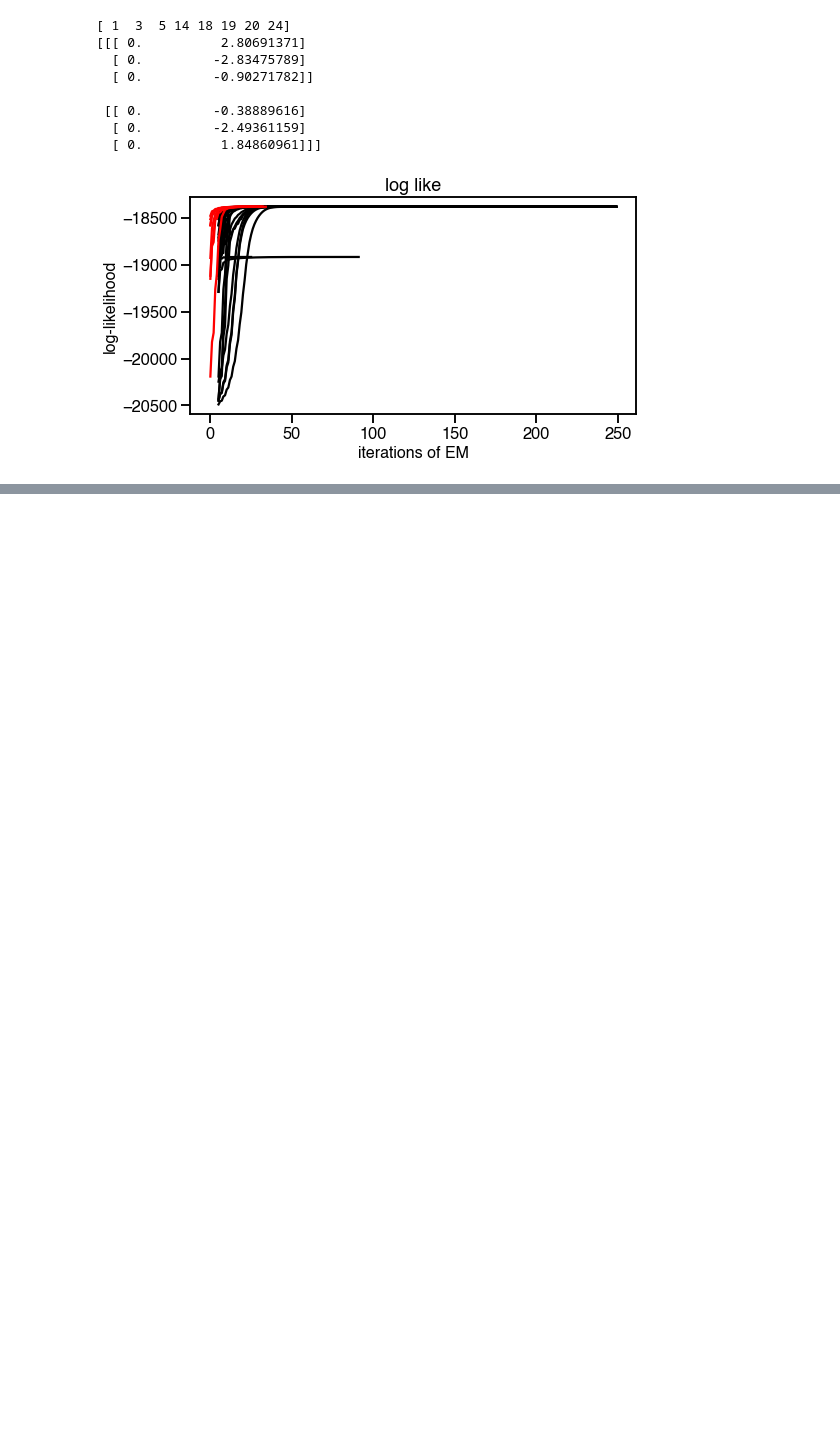
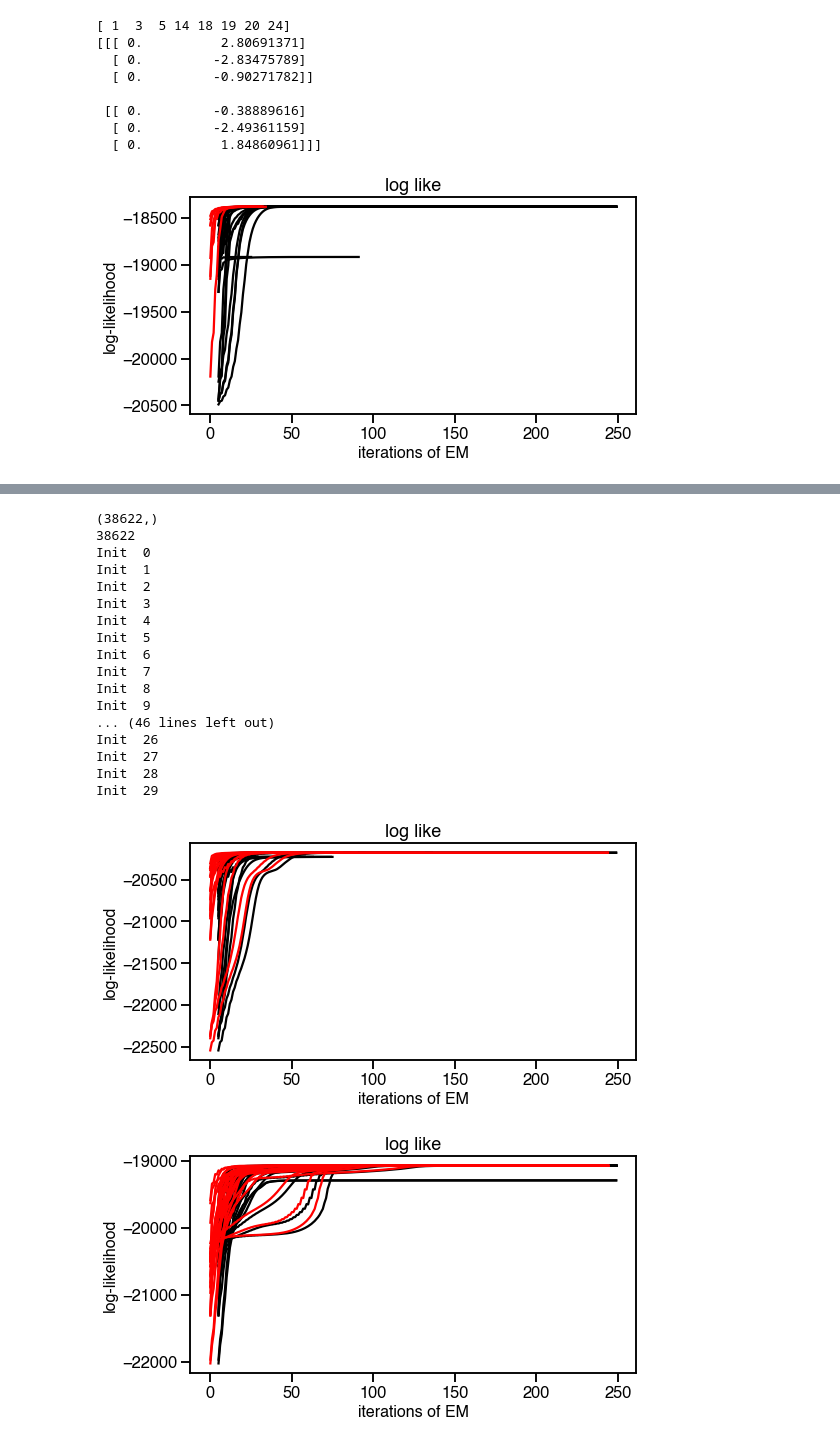
Before and after one commit to lenca56/Pillow_dGLM-HMM, a Jupyter notebook: code/IBL_Iris-GLM_HMM.ipynb, the cells around one changed output, grey strips where cells are left out. Drawn from its saved outputs; the diff is of its cells as text; code cells hidden in the pictures; blank space fills up the shorter version.

```diff
--- a/code/IBL_Iris-GLM_HMM.ipynb
+++ b/code/IBL_Iris-GLM_HMM.ipynb
@@ -200,0 +257,61 @@ for subjects in ['ibl_witten_15','ibl_witten_16']:
+# %%
+subject = 'ibl_witten_05'
+x, y, sessInd = get_mouse_design(dfAll, subject)
+
+for K in [2,3]:
+
+    # Set hyperparameters
+    N = x.shape[0] # number of data/time points for the indirect pathway cohort
+    C = 2 # number of observation classes
+    D = x.shape[1] # number of GLM inputs (regressors)
+
+    inits = 30 # set the number of initializations - Iris has 50
+    maxiter = 250 # maximum number of iterations of EM to allow for each fit - Iris has 250
+    tol = 1e-4
+
+    # store values for each initialization
+    lls_all = np.zeros((inits,maxiter))
+    real_GLMHMMs = np.zeros((inits),dtype=object)
+
+    # fit the model for each initialization
+    for i in range(inits):
+        print("Init ", i)
+        real_GLMHMMs[i] = glm_hmm.GLMHMM(N,D,C,K,observations="bernoulli",gaussianPrior=1)
+        # initialize the weights
+        A_init, w_init, _ = real_GLMHMMs[i].generate_params(weights=['GLM',-2,2.2,x,y,1])
+        # fit the model
+        lls_all[i,:], A, w, pi = real_GLMHMMs[i].fit(y,x,A_init,w_init,maxiter=maxiter,tol=tol,sess=sessInd)
+
+        # Check to see that multiple fits achieve the same log-likelihood
+    fig, axes = plt.subplots(1,1)
+    fig.set_size_inches(8, 4)
+    topixs = visualize.plot_loglikelihoods(lls_all, maxdiff=0.15, ax=axes, startix=5) # colored in red are the ones (within maxdiff) to the best
+    axes.set_title('log like')
+
+
+    # find the initialization that led to the best fit
+    bestix = find_best_fit(lls_all)
+    best_GLMHMM = real_GLMHMMs[bestix]
+
+    # save the best fit - only for when large number of initializations and iterations!
+    pickle.dump(best_GLMHMM, open(f'../data_IBL/IBL_{subject}_bestGLMHMM__states-' + str(K) + '.pickle', 'wb'))
+# %% [output]
+(38622,)
+38622
+Init  0
+Init  1
+Init  2
+Init  3
+Init  4
+Init  5
+Init  6
+Init  7
+Init  8
+Init  9
+... (46 lines left out)
+Init  26
+Init  27
+Init  28
+Init  29
+[figure, added]
+[figure, added]
```
Also changed, not shown: parts of 3 cells of this notebook, 4 other files.
